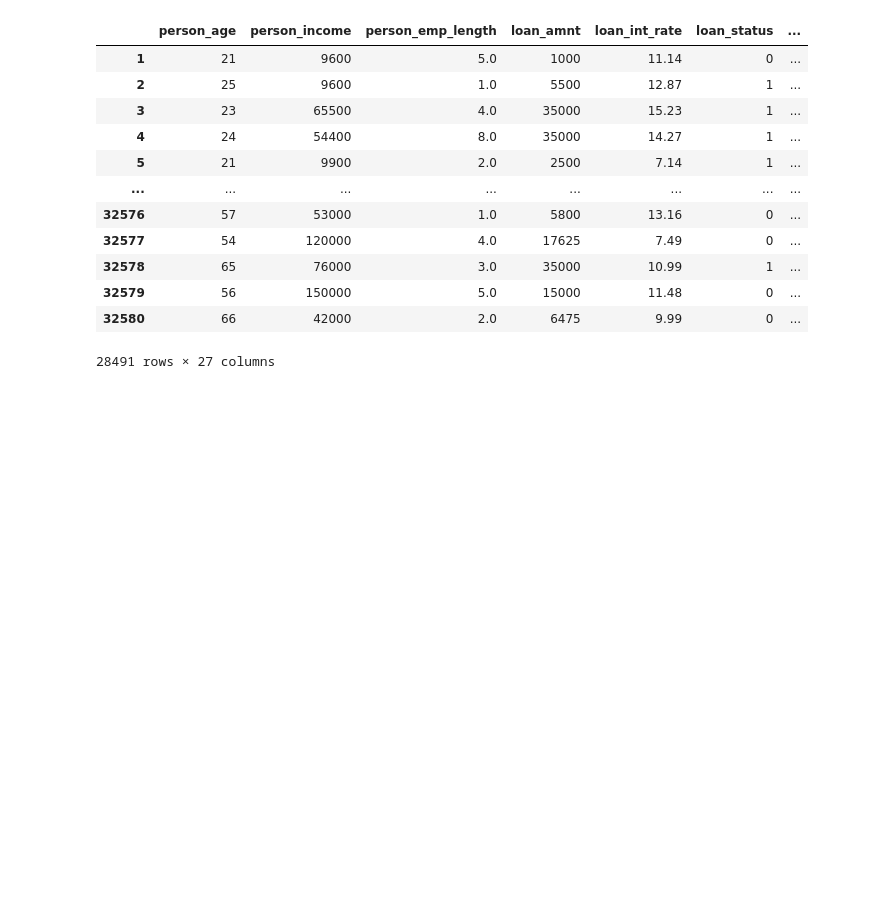
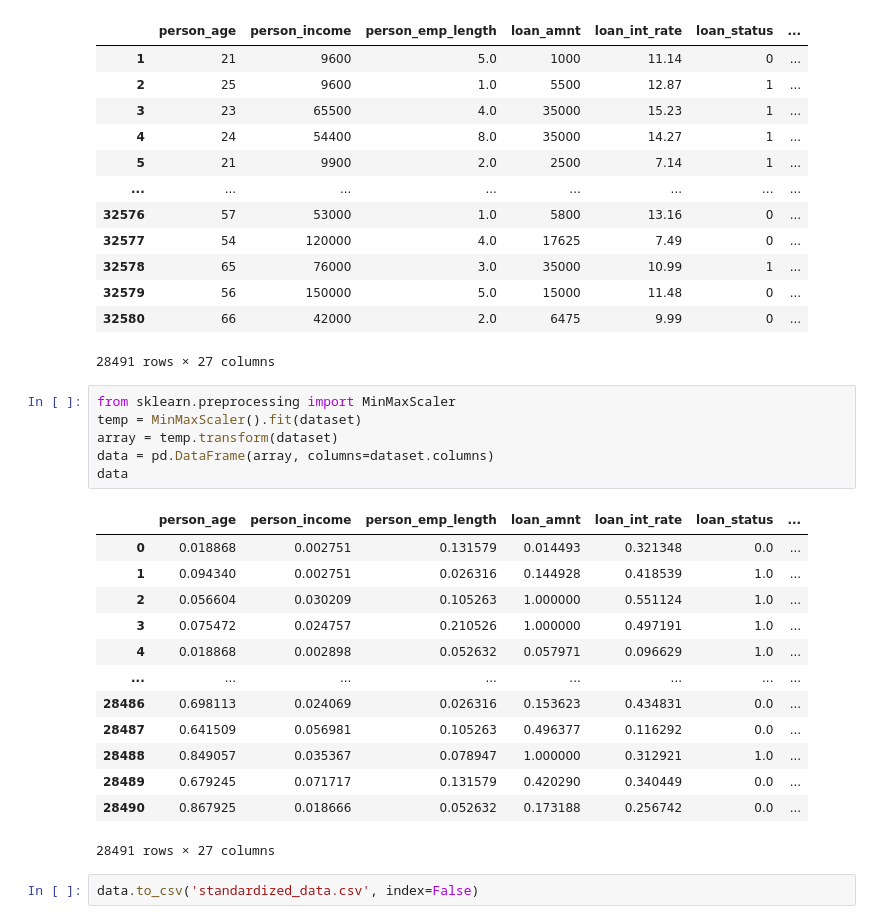
Before and after one commit to AlyKhan04/CreditRiskNeuralNetwork, a Jupyter notebook: CreditDefaultModel.ipynb, the cells around one changed output. Saved outputs shown, nothing was run; the diff lists cells and outputs as text; blank space fills up the shorter version.

Commit message:
[Feature]:Scaled data]

```diff
--- a/CreditDefaultModel.ipynb
+++ b/CreditDefaultModel.ipynb
@@ -201,3 +201,25 @@ dataset
 | 32579 | 56 | 150000 | 5.0 | 15000 | 11.48 | 0 | ... |
 | 32580 | 66 | 42000 | 2.0 | 6475 | 9.99 | 0 | ... |
 28491 rows × 27 columns
+# %%
+from sklearn.preprocessing import MinMaxScaler
+temp = MinMaxScaler().fit(dataset)
+array = temp.transform(dataset)
+data = pd.DataFrame(array, columns=dataset.columns)
+data
+# %% [output]
+|  | person_age | person_income | person_emp_length | loan_amnt | loan_int_rate | loan_status | ... |
+| 0 | 0.018868 | 0.002751 | 0.131579 | 0.014493 | 0.321348 | 0.0 | ... |
+| 1 | 0.094340 | 0.002751 | 0.026316 | 0.144928 | 0.418539 | 1.0 | ... |
+| 2 | 0.056604 | 0.030209 | 0.105263 | 1.000000 | 0.551124 | 1.0 | ... |
+| 3 | 0.075472 | 0.024757 | 0.210526 | 1.000000 | 0.497191 | 1.0 | ... |
+| 4 | 0.018868 | 0.002898 | 0.052632 | 0.057971 | 0.096629 | 1.0 | ... |
+| ... | ... | ... | ... | ... | ... | ... | ... |
+| 28486 | 0.698113 | 0.024069 | 0.026316 | 0.153623 | 0.434831 | 0.0 | ... |
+| 28487 | 0.641509 | 0.056981 | 0.105263 | 0.496377 | 0.116292 | 0.0 | ... |
+| 28488 | 0.849057 | 0.035367 | 0.078947 | 1.000000 | 0.312921 | 1.0 | ... |
+| 28489 | 0.679245 | 0.071717 | 0.131579 | 0.420290 | 0.340449 | 0.0 | ... |
+| 28490 | 0.867925 | 0.018666 | 0.052632 | 0.173188 | 0.256742 | 0.0 | ... |
+28491 rows × 27 columns
+# %%
+data.to_csv('standardized_data.csv', index=False)
```
